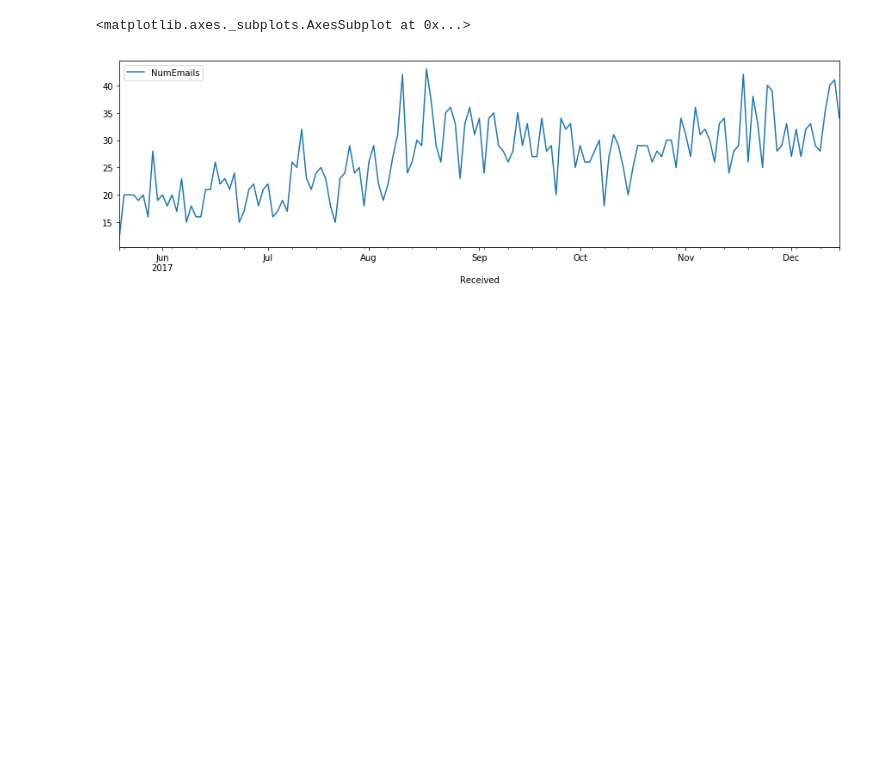
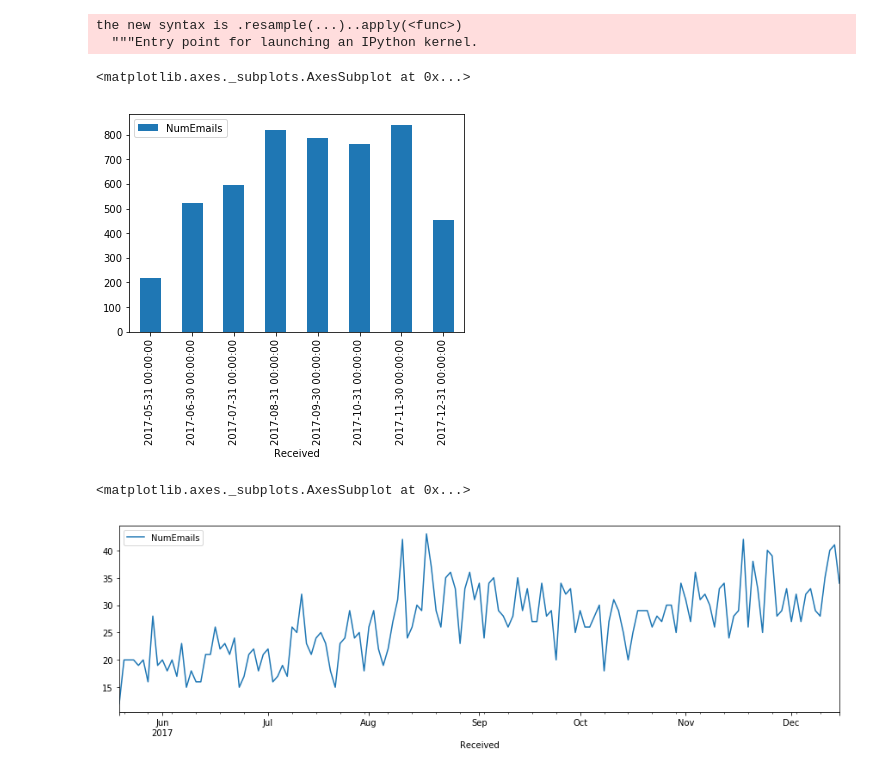
Before and after one commit to mondayn/py, a Jupyter notebook: emailAnalysis.ipynb, the cells around one changed output. Drawn from its saved outputs; the diff is of its cells as text; code cells hidden in the pictures; blank space fills up the shorter version.

```diff
--- a/emailAnalysis.ipynb
+++ b/emailAnalysis.ipynb
@@ -46,3 +53,10 @@ array(['0', '1', '2', '3', '4', '5', '6'], dtype=object)
+# %%
+emailDf2.set_index('Received').resample('M',how=sum).plot(kind='bar')
+# %% [output]
+the new syntax is .resample(...)..apply(<func>)
+  """Entry point for launching an IPython kernel.
+<matplotlib.axes._subplots.AxesSubplot at 0x...>
+[figure, added]
 # %%
 emailDf2.set_index('Received',inplace=True)
 emailDf2[emailDf2.dow<'5'].plot(figsize=(15,4))
```
Also changed, not shown: parts of 4 cells of this notebook, 3 other files.
